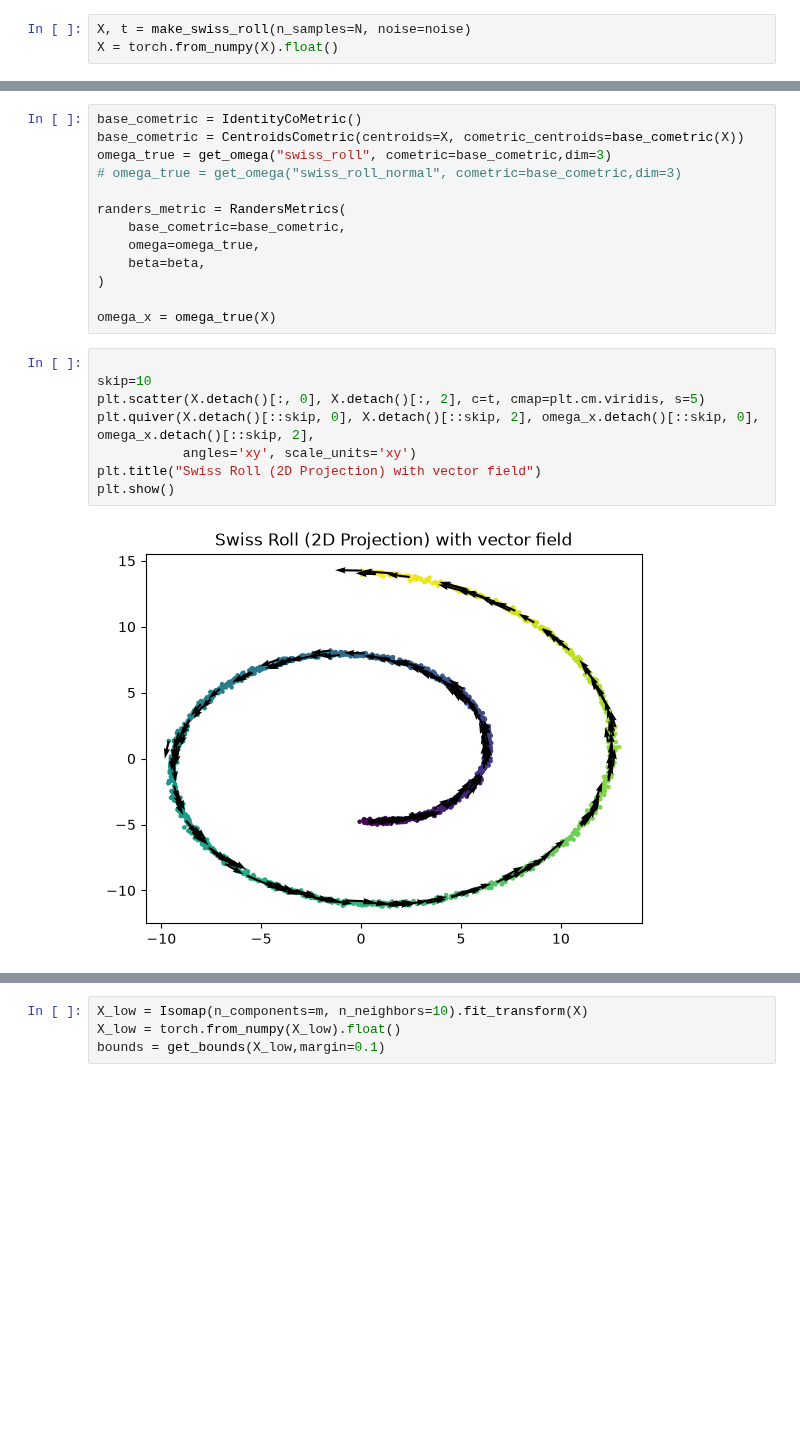
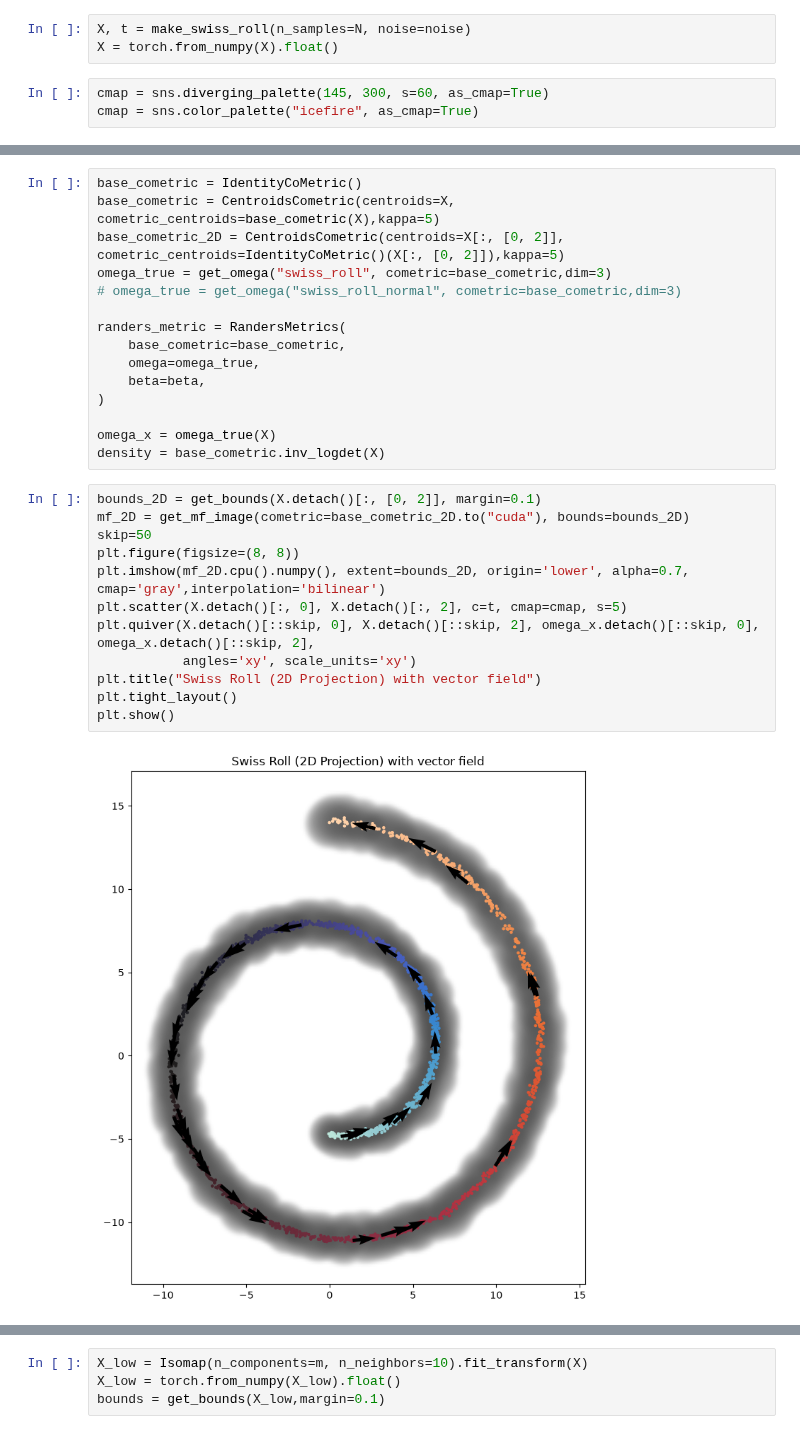
Before and after one commit to Gwendal-Debaussart/Finsler-Embedding, a Jupyter notebook: swissroll_dataset.ipynb, the cells around one changed output, grey strips where cells are left out. Cells and saved outputs as stored; diff of their text form; blank space fills up the shorter version.

```diff
--- a/swissroll_dataset.ipynb
+++ b/swissroll_dataset.ipynb
@@ -22,6 +22,9 @@ eps_scale = 1.0
 # %%
 X, t = make_swiss_roll(n_samples=N, noise=noise)
 X = torch.from_numpy(X).float()
+# %%
+cmap = sns.diverging_palette(145, 300, s=60, as_cmap=True)
+cmap = sns.color_palette("icefire", as_cmap=True)
 # %%
 fig = plt.figure(figsize=(12, 6))
 ax = fig.add_subplot(121, projection='3d')
@@ -40,6 +43,7 @@ plt.show()
 # %%
 base_cometric = IdentityCoMetric()
-base_cometric = CentroidsCometric(centroids=X, cometric_centroids=base_cometric(X))
+base_cometric = CentroidsCometric(centroids=X, cometric_centroids=base_cometric(X),kappa=5)
+base_cometric_2D = CentroidsCometric(centroids=X[:, [0, 2]], cometric_centroids=IdentityCoMetric()(X[:, [0, 2]]),kappa=5)
 omega_true = get_omega("swiss_roll", cometric=base_cometric,dim=3)
 # omega_true = get_omega("swiss_roll_normal", cometric=base_cometric,dim=3)
 
@@ -50,13 +54,18 @@ randers_metric = RandersMetrics(
 )
 
 omega_x = omega_true(X)
+density = base_cometric.inv_logdet(X)
 # %%
-
-skip=10
-plt.scatter(X.detach()[:, 0], X.detach()[:, 2], c=t, cmap=plt.cm.viridis, s=5)
+bounds_2D = get_bounds(X.detach()[:, [0, 2]], margin=0.1)
+mf_2D = get_mf_image(cometric=base_cometric_2D.to("cuda"), bounds=bounds_2D)
+skip=50
+plt.figure(figsize=(8, 8))
+plt.imshow(mf_2D.cpu().numpy(), extent=bounds_2D, origin='lower', alpha=0.7, cmap='gray',interpolation='bilinear')
+plt.scatter(X.detach()[:, 0], X.detach()[:, 2], c=t, cmap=cmap, s=5)
 plt.quiver(X.detach()[::skip, 0], X.detach()[::skip, 2], omega_x.detach()[::skip, 0], omega_x.detach()[::skip, 2],
            angles='xy', scale_units='xy')
 plt.title("Swiss Roll (2D Projection) with vector field")
+plt.tight_layout()
 plt.show()
 # %% [output]
-[figure, old version]
+[figure, new version]
```
Also changed, not shown: parts of 5 cells of this notebook, 16 other files.
